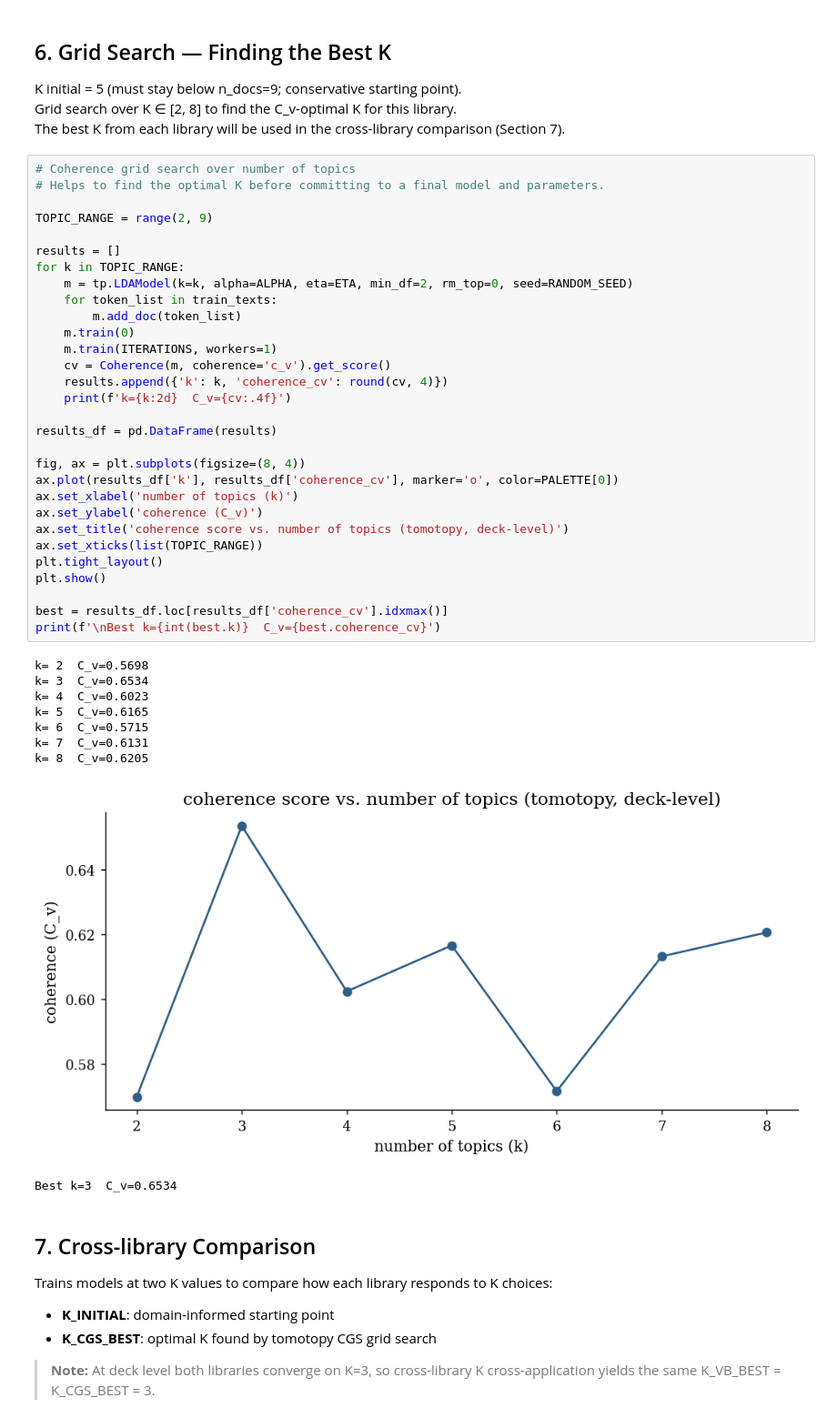
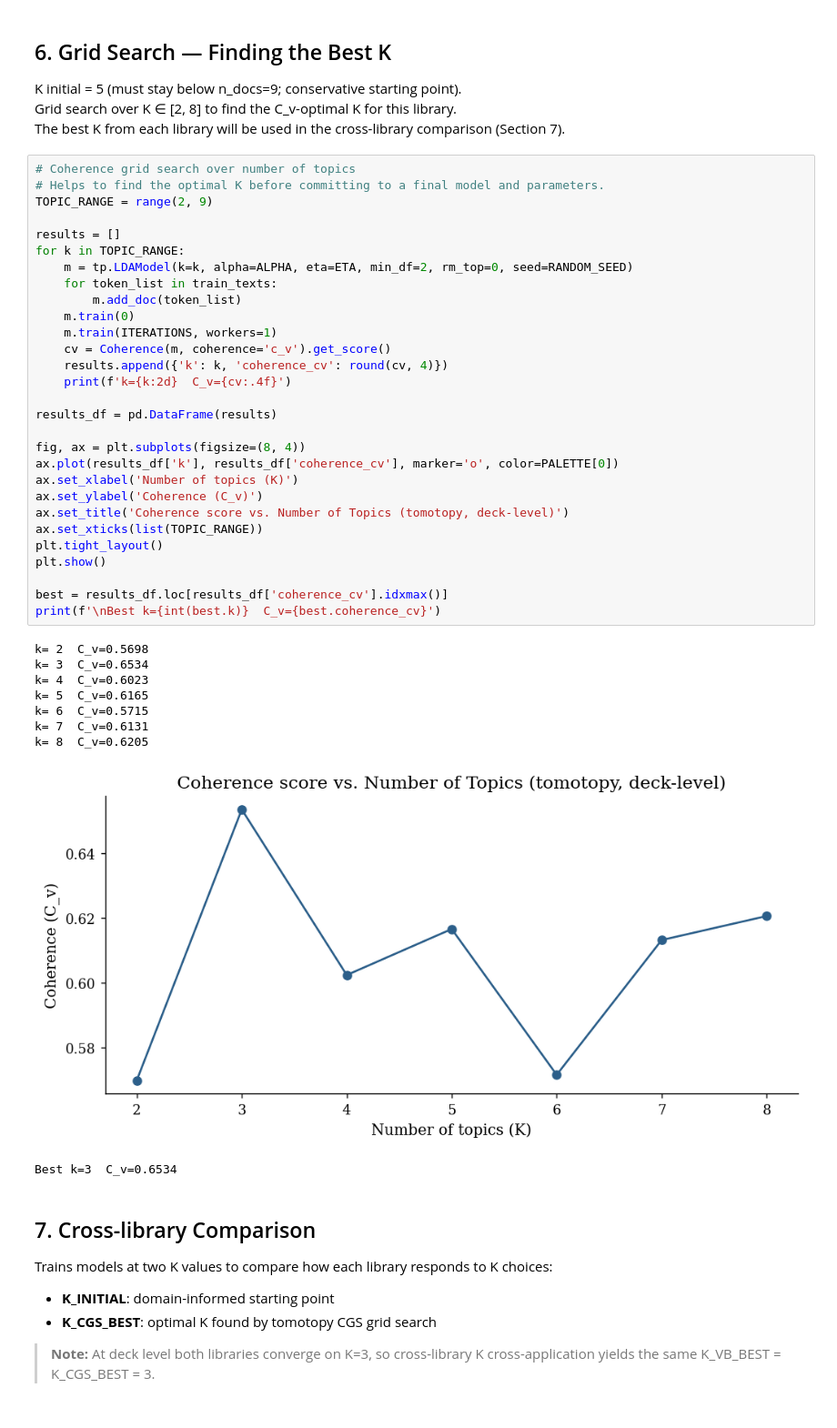
Before and after one commit to lcopolillo/MIGThesis-126735, a Jupyter notebook: src/notebooks/lda-deck-cgs.ipynb, the cells around one changed output. Shown at 91% size. Cells and saved outputs as stored; diff of their text form.

```diff
--- a/src/notebooks/lda-deck-cgs.ipynb
+++ b/src/notebooks/lda-deck-cgs.ipynb
@@ -282,42 +275,41 @@ The best K from each library will be used in the cross-library comparison (Secti
 # %%
 # Coherence grid search over number of topics
 # Helps to find the optimal K before committing to a final model and parameters.
-
 TOPIC_RANGE = range(2, 9)
 
 results = []
 for k in TOPIC_RANGE:
     m = tp.LDAModel(k=k, alpha=ALPHA, eta=ETA, min_df=2, rm_top=0, seed=RANDOM_SEED)
     for token_list in train_texts:
         m.add_doc(token_list)
     m.train(0)
     m.train(ITERATIONS, workers=1)
     cv = Coherence(m, coherence='c_v').get_score()
     results.append({'k': k, 'coherence_cv': round(cv, 4)})
     print(f'k={k:2d}  C_v={cv:.4f}')
 
 results_df = pd.DataFrame(results)
 
 fig, ax = plt.subplots(figsize=(8, 4))
 ax.plot(results_df['k'], results_df['coherence_cv'], marker='o', color=PALETTE[0])
-ax.set_xlabel('number of topics (k)')
-ax.set_ylabel('coherence (C_v)')
-ax.set_title('coherence score vs. number of topics (tomotopy, deck-level)')
+ax.set_xlabel('Number of topics (K)')
+ax.set_ylabel('Coherence (C_v)')
+ax.set_title('Coherence score vs. Number of Topics (tomotopy, deck-level)')
 ax.set_xticks(list(TOPIC_RANGE))
 plt.tight_layout()
 plt.show()
 
 best = results_df.loc[results_df['coherence_cv'].idxmax()]
 print(f'\nBest k={int(best.k)}  C_v={best.coherence_cv}')
 # %% [output]
 k= 2  C_v=0.5698
 k= 3  C_v=0.6534
 k= 4  C_v=0.6023
 k= 5  C_v=0.6165
 k= 6  C_v=0.5715
 k= 7  C_v=0.6131
 k= 8  C_v=0.6205
-[figure, old version]
+[figure, new version]
 Best k=3  C_v=0.6534
 # %% [markdown]
 ## 7. Cross-library Comparison
```
Also changed, not shown: parts of 7 cells of this notebook, 3 other files.
